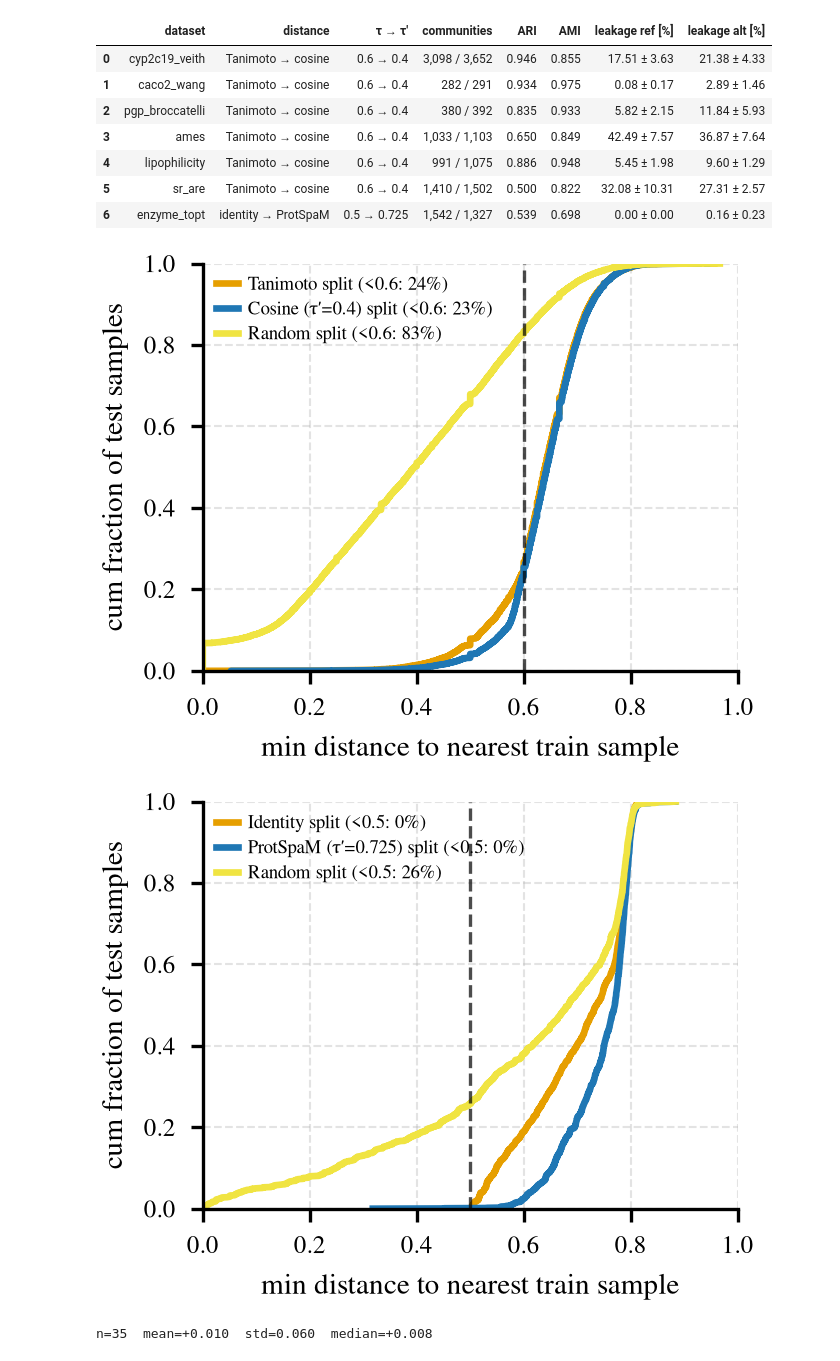
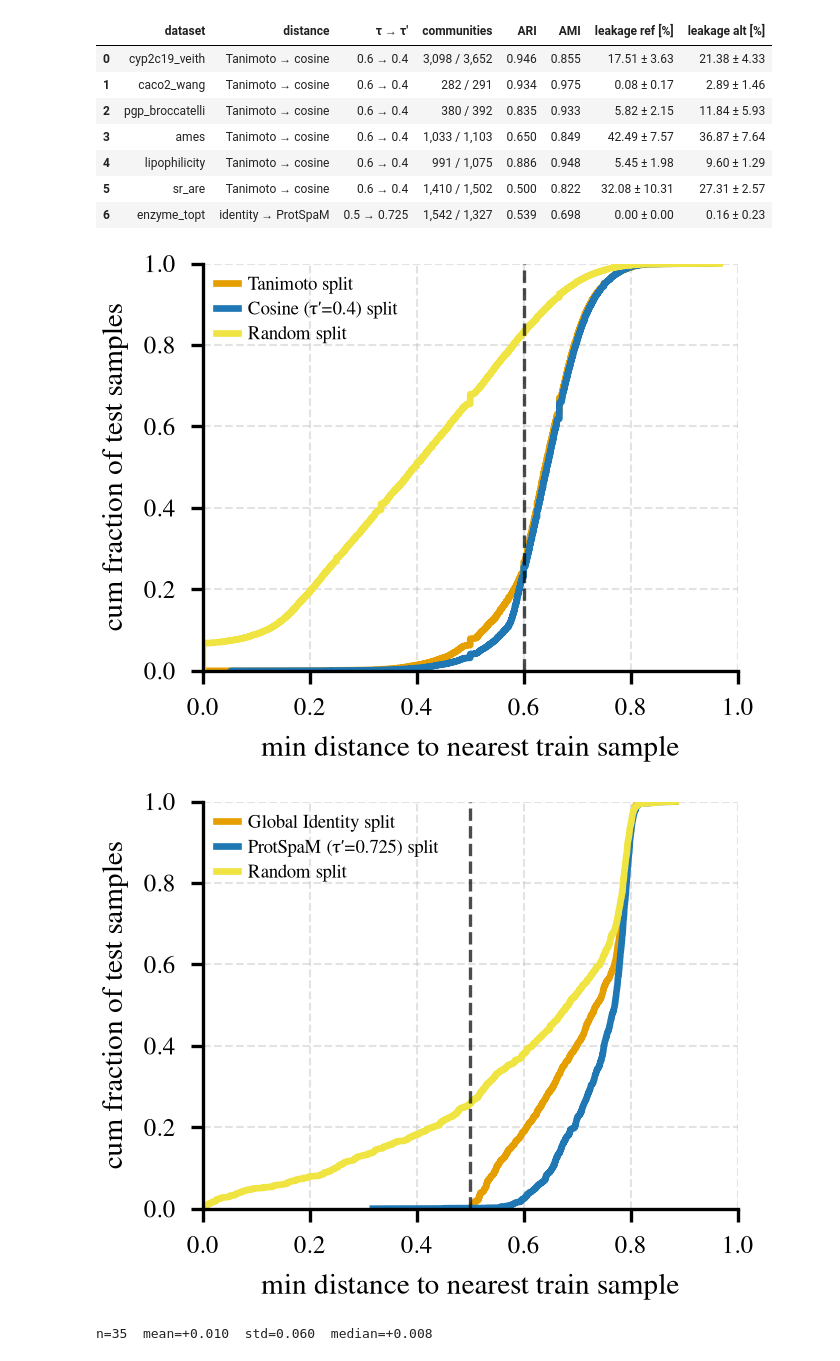
Before and after one commit to anthol42/relag-paper, a Jupyter notebook: notebooks/comparison_figures.ipynb, the cells around one changed output. Drawn from its saved outputs; the diff is of its cells as text; code cells hidden in the pictures.

Commit message:
fix figures

```diff
--- a/notebooks/comparison_figures.ipynb
+++ b/notebooks/comparison_figures.ipynb
@@ -1834,37 +1834,37 @@ dist_table
 
 DIST_SPLITS = [("reference", None), ("oracle", None), ("random", "Random split")]
 DIST_SPLIT_COLOR = {"reference": METHOD_COLOR["refnd"], "oracle": "tab:blue", "random": METHOD_COLOR["random"]}
 
 def plot_distance_ecdf(datasets: list[str], ref_label: str, alt_label: str):
     labels = {"reference": f"{ref_label} split", "oracle": f"{alt_label} split", "random": "Random split"}
     threshold = dist_res[datasets[0]]["reference_tau"]
     fig, ax = plt.subplots(figsize=(FIG_W, FIG_H))
     for split, _ in DIST_SPLITS:
         dist = np.concatenate([np.concatenate(dist_res[n][split]["nn_dist"]) for n in datasets])
         x = np.sort(dist)
         y = np.arange(1, len(x) + 1) / len(x)
         ax.plot(x, y, color=DIST_SPLIT_COLOR[split],
-                label=f"{labels[split]} (<{threshold:g}: {(dist < threshold).mean():.0%})")
+                label=f"{labels[split]}")
     ax.axvline(threshold, color="black", linestyle="--", linewidth=0.8, alpha=0.7)
     ax.set_xlabel("min distance to nearest train sample", fontsize=7)
     ax.set_ylabel("cum fraction of test samples", fontsize=7)
     ax.tick_params(labelsize=6)
     ax.set_xlim(0, 1)
     ax.set_ylim(0, 1)
     ax.legend(fontsize=4.5, handlelength=1.2, labelspacing=0.3, loc="upper left")
     fig.tight_layout()
     return fig
 
 fig = plot_distance_ecdf(DIST_MOLECULES, "Tanimoto", f"Cosine (τ′={dist_res[DIST_MOLECULES[0]]['oracle']['tau']:g})")
 plt.show()
 save_fig(fig, "distance_robustness_ecdf_molecule")
 
-fig = plot_distance_ecdf(["enzyme_topt"], "Identity", f"ProtSpaM (τ′={dist_res['enzyme_topt']['oracle']['tau']:g})")
+fig = plot_distance_ecdf(["enzyme_topt"], "Global Identity", f"ProtSpaM (τ′={dist_res['enzyme_topt']['oracle']['tau']:g})")
 plt.show()
 save_fig(fig, "distance_robustness_ecdf_protein")
 # %% [output]
-[figure, old version]
+[figure, new version]
-[figure, old version]
+[figure, new version]
 # %%
 # ---- Distance robustness: swarm of score differences (alt. distance split - reference split) ---------
 # Dots = every (dataset, split seed), seed s of the alt. split paired with seed s of the reference split.
```
Also changed, not shown: 2 other files.
